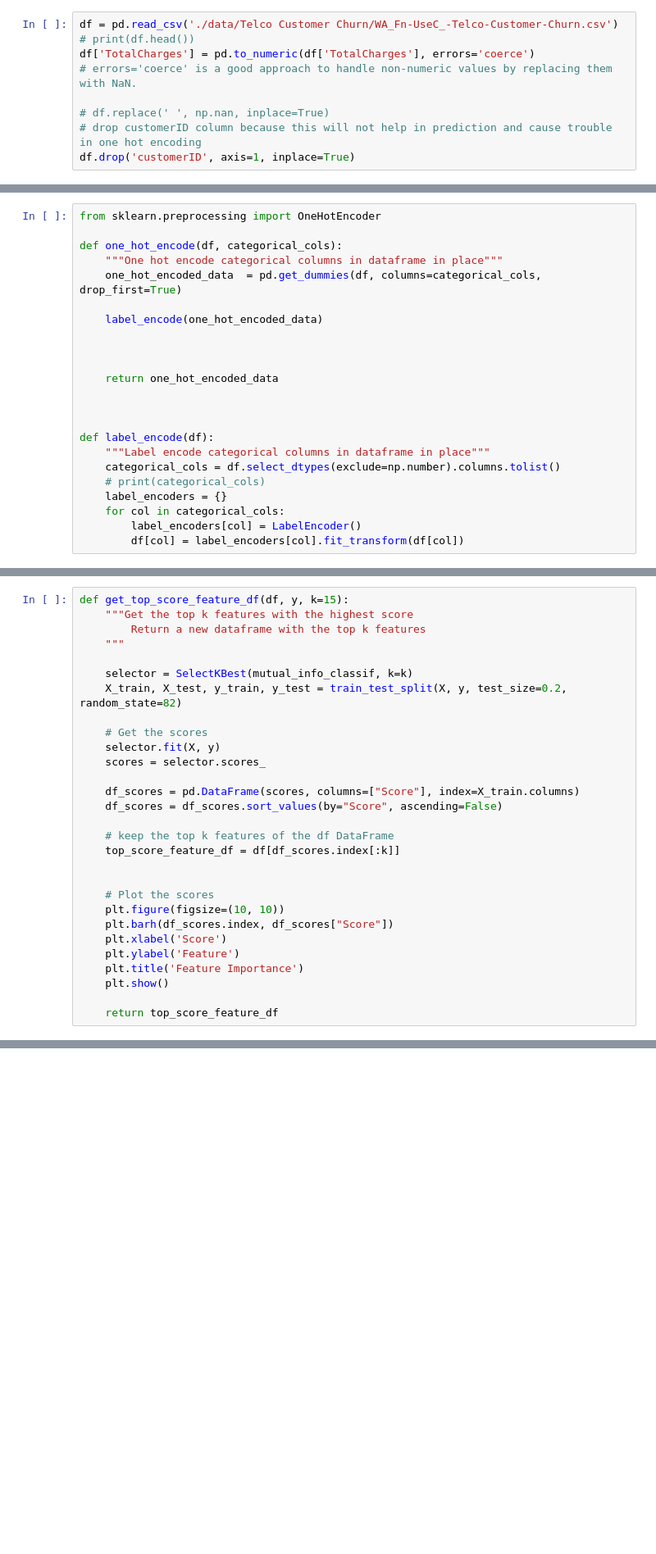
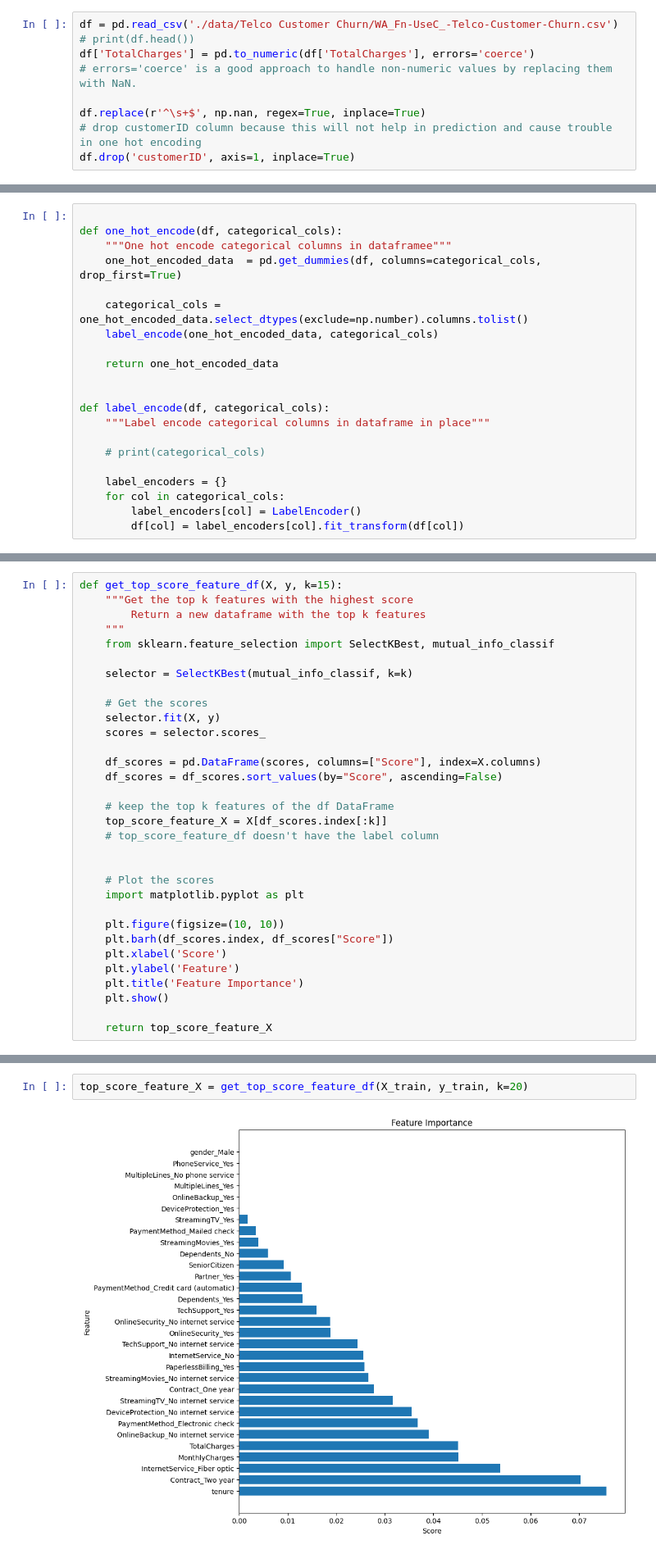
Before and after one commit to anupbhowmik/Logistic-Regression-with-AdaBoost, a Jupyter notebook: solve.ipynb, the cells around one changed output, grey strips where cells are left out. Shown at 82% size. Drawn from its saved outputs; the diff is of its cells as text; blank space fills up the shorter version.

Commit message:
preprocessing data 1

```diff
--- a/solve.ipynb
+++ b/solve.ipynb
@@ -12,7 +9,7 @@ df = pd.read_csv('./data/Telco Customer Churn/WA_Fn-UseC_-Telco-Customer-Churn.c
 df['TotalCharges'] = pd.to_numeric(df['TotalCharges'], errors='coerce')
 # errors='coerce' is a good approach to handle non-numeric values by replacing them with NaN.
 
-# df.replace(' ', np.nan, inplace=True)
+df.replace(r'^\s+$', np.nan, regex=True, inplace=True)
 # drop customerID column because this will not help in prediction and cause trouble in one hot encoding
 df.drop('customerID', axis=1, inplace=True)
 # %%
@@ -67,24 +64,22 @@ def normalize_numeric_data(df, numeric_cols):
     scaler = MinMaxScaler()
     df[numeric_cols] = scaler.fit_transform(df[numeric_cols])
 # %%
-from sklearn.preprocessing import OneHotEncoder
 
 def one_hot_encode(df, categorical_cols):
-    """One hot encode categorical columns in dataframe in place"""
+    """One hot encode categorical columns in dataframee"""
     one_hot_encoded_data  = pd.get_dummies(df, columns=categorical_cols, drop_first=True)
 
-    label_encode(one_hot_encoded_data)
-
-
+    categorical_cols = one_hot_encoded_data.select_dtypes(exclude=np.number).columns.tolist()
+    label_encode(one_hot_encoded_data, categorical_cols)
 
     return one_hot_encoded_data
 
 
+def label_encode(df, categorical_cols):
+    """Label encode categorical columns in dataframe in place"""
 
-def label_encode(df):
-    """Label encode categorical columns in dataframe in place"""
-    categorical_cols = df.select_dtypes(exclude=np.number).columns.tolist()
     # print(categorical_cols)
+
     label_encoders = {}
     for col in categorical_cols:
         label_encoders[col] = LabelEncoder()
@@ -133,24 +148,27 @@ def LogisticRegression():
 # %%
-def get_top_score_feature_df(df, y, k=15):
+def get_top_score_feature_df(X, y, k=15):
     """Get the top k features with the highest score
         Return a new dataframe with the top k features
     """
+    from sklearn.feature_selection import SelectKBest, mutual_info_classif
 
     selector = SelectKBest(mutual_info_classif, k=k)
-    X_train, X_test, y_train, y_test = train_test_split(X, y, test_size=0.2, random_state=82)
 
     # Get the scores
     selector.fit(X, y)
     scores = selector.scores_
 
-    df_scores = pd.DataFrame(scores, columns=["Score"], index=X_train.columns)
+    df_scores = pd.DataFrame(scores, columns=["Score"], index=X.columns)
     df_scores = df_scores.sort_values(by="Score", ascending=False)
 
     # keep the top k features of the df DataFrame
-    top_score_feature_df = df[df_scores.index[:k]]
+    top_score_feature_X = X[df_scores.index[:k]]
+    # top_score_feature_df doesn't have the label column
 
 
     # Plot the scores
+    import matplotlib.pyplot as plt
+
     plt.figure(figsize=(10, 10))
     plt.barh(df_scores.index, df_scores["Score"])
     plt.xlabel('Score')
@@ -158,4 +176,4 @@ def get_top_score_feature_df(df, y, k=15):
     plt.title('Feature Importance')
     plt.show()
 
-    return top_score_feature_df
+    return top_score_feature_X
@@ -174,0 +180,4 @@ top_score_feature_df.head()
+# %%
+top_score_feature_X = get_top_score_feature_df(X_train, y_train, k=20)
+# %% [output]
+[figure, added]
```
Also changed, not shown: parts of 9 cells of this notebook.
